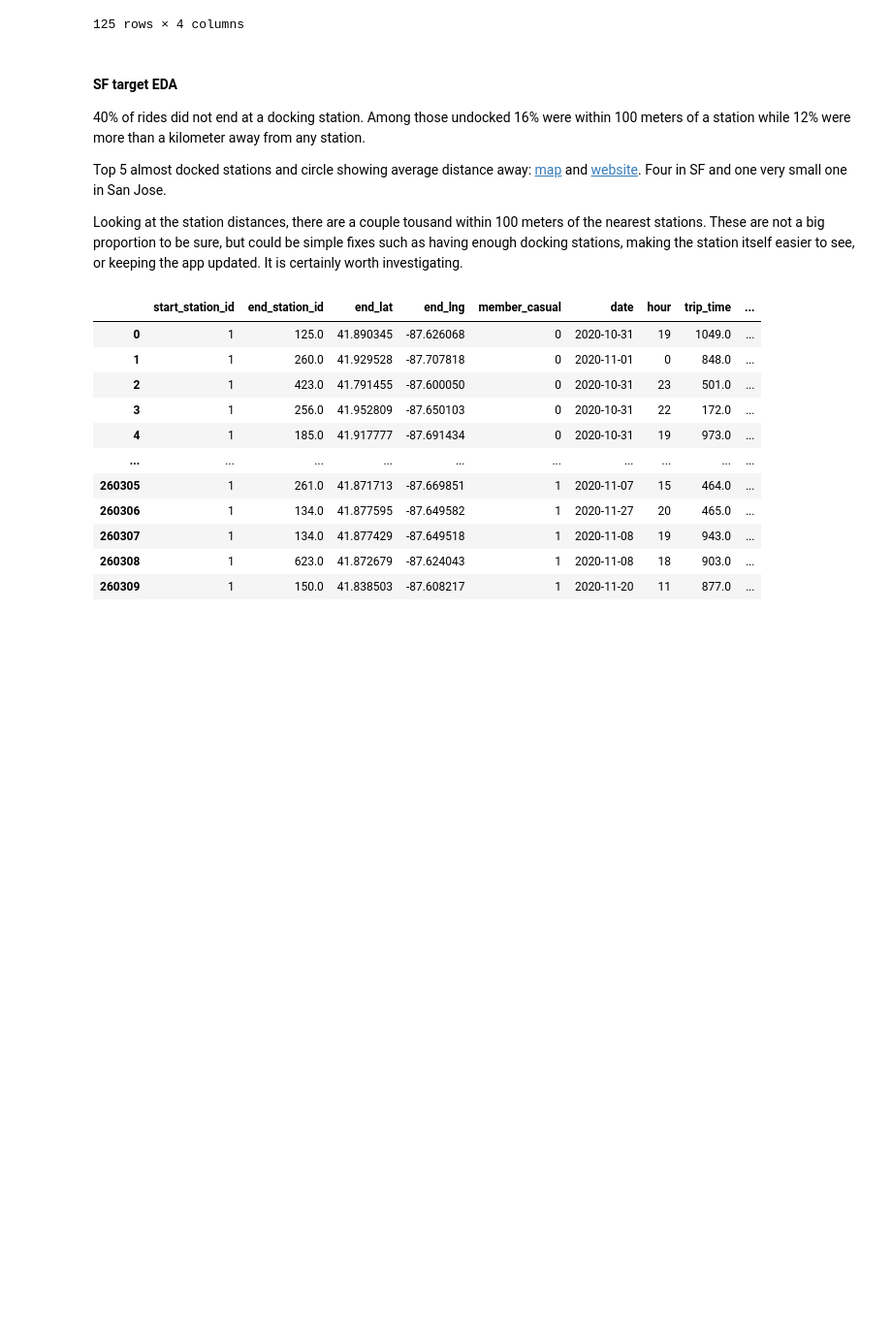
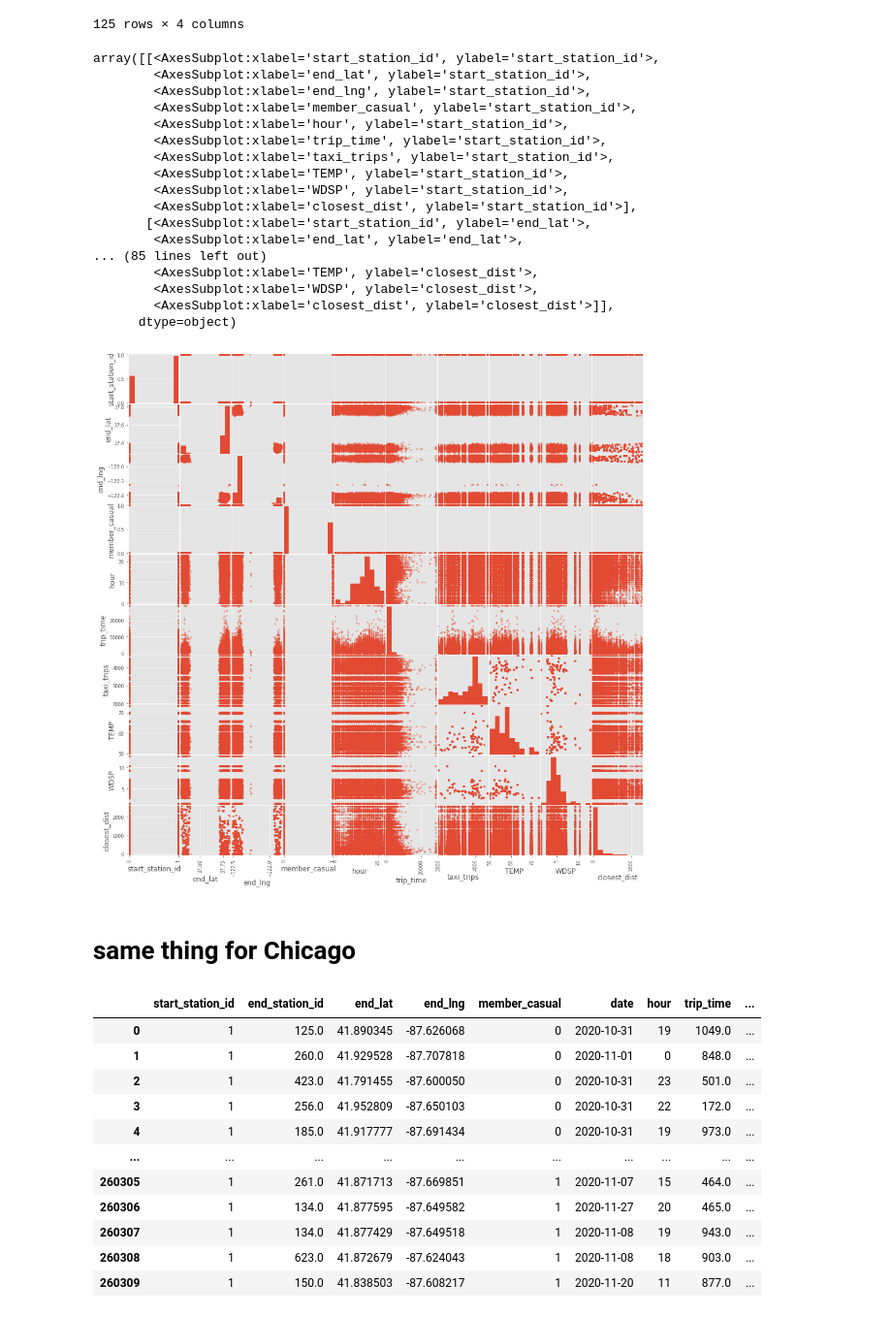
Before and after one commit to nick-kopy/Modeling-Electric-Rental-Bike-Lock-Ups, a Jupyter notebook: cap2.ipynb, the cells around one changed output. Shown at 97% size. Drawn from its saved outputs; the diff is of its cells as text; code cells hidden in the pictures; blank space fills up the shorter version.

Commit message:
basic model

```diff
--- a/cap2.ipynb
+++ b/cap2.ipynb
@@ -578,0 +488,15 @@ dtype: int64
+# %%
+# grab processed data from before and make a few tweaks for modeling
+sf2 = pd.read_csv('data/sf2.csv', index_col='Unnamed: 0')
+
+# drop rows w/o weather data (should be 0 now)
+sf2 = sf2[sf2['TEMP'].notna()]
+
+# drop rows w/ distances greater than 2.6km (1600 trips)
+# these are more than 3 standevs away from (non-0) distance mean
+sf2 = sf2[sf2['closest_dist'] < 2600]
+
+# fix negative trip times
+sf2['trip_time'] = abs(sf2['trip_time'])
+
+sf2
@@ -666,13 +719,29 @@ y_stations.merge(sf_s_geo, left_index=True, right_index=True)
 | SF-S29 | 61.422946 | 191 | 37.750439 | -122.390425 |
 | SF-G8 | 36.777848 | 720 | 37.779998 | -122.480417 |
 125 rows × 4 columns
-# %% [markdown]
-#### SF target EDA
-40% of rides did not end at a docking station. Among those undocked 16% were within 100 meters of a station while 12% were more than a kilometer away from any station.
-
-Top 5 almost docked stations and circle showing average distance away: [map](https://www.mapdevelopers.com/draw-circle-tool.php?circles=%5B%5B1457.13%2C37.7727156%2C-122.5089787%2C%22%23AAAAAA%22%2C%22%23000000%22%2C0.4%5D%2C%5B78.84%2C37.3393721%2C-121.8900498%2C%22%23AAAAAA%22%2C%22%23000000%22%2C0.4%5D%2C%5B210.27%2C37.7881975%2C-122.4203988%2C%22%23AAAAAA%22%2C%22%23000000%22%2C0.4%5D%2C%5B646.2%2C37.8026239%2C-122.4359166%2C%22%23AAAAAA%22%2C%22%23000000%22%2C0.4%5D%2C%5B200.68%2C37.7810937%2C-122.4118281%2C%22%23AAAAAA%22%2C%22%23000000%22%2C0.4%5D%5D) and [website](https://www.mapdevelopers.com/draw-circle-tool.php). Four in SF and one very small one in San Jose.
-
-Looking at the station distances, there are a couple tousand within 100 meters of the nearest stations. These are not a big proportion to be sure, but could be simple fixes such as having enough docking stations, making the station itself easier to see, or keeping the app updated. It is certainly worth investigating.
+# %%
+pd.plotting.scatter_matrix(sf2, figsize=(16, 16))
+# %% [output]
+array([[<AxesSubplot:xlabel='start_station_id', ylabel='start_station_id'>,
+        <AxesSubplot:xlabel='end_lat', ylabel='start_station_id'>,
+        <AxesSubplot:xlabel='end_lng', ylabel='start_station_id'>,
+        <AxesSubplot:xlabel='member_casual', ylabel='start_station_id'>,
+        <AxesSubplot:xlabel='hour', ylabel='start_station_id'>,
+        <AxesSubplot:xlabel='trip_time', ylabel='start_station_id'>,
+        <AxesSubplot:xlabel='taxi_trips', ylabel='start_station_id'>,
+        <AxesSubplot:xlabel='TEMP', ylabel='start_station_id'>,
+        <AxesSubplot:xlabel='WDSP', ylabel='start_station_id'>,
+        <AxesSubplot:xlabel='closest_dist', ylabel='start_station_id'>],
+       [<AxesSubplot:xlabel='start_station_id', ylabel='end_lat'>,
+        <AxesSubplot:xlabel='end_lat', ylabel='end_lat'>,
+... (85 lines left out)
+        <AxesSubplot:xlabel='TEMP', ylabel='closest_dist'>,
+        <AxesSubplot:xlabel='WDSP', ylabel='closest_dist'>,
+        <AxesSubplot:xlabel='closest_dist', ylabel='closest_dist'>]],
+      dtype=object)
+[figure, added]
+# %% [markdown]
+# same thing for Chicago
 # %%
 ch1 = grab_data('data/CH/202010-divvy-tripdata.csv')
 ch2 = grab_data('data/CH/202011-divvy-tripdata.csv')
```
Also changed, not shown: parts of 32 cells of this notebook.
